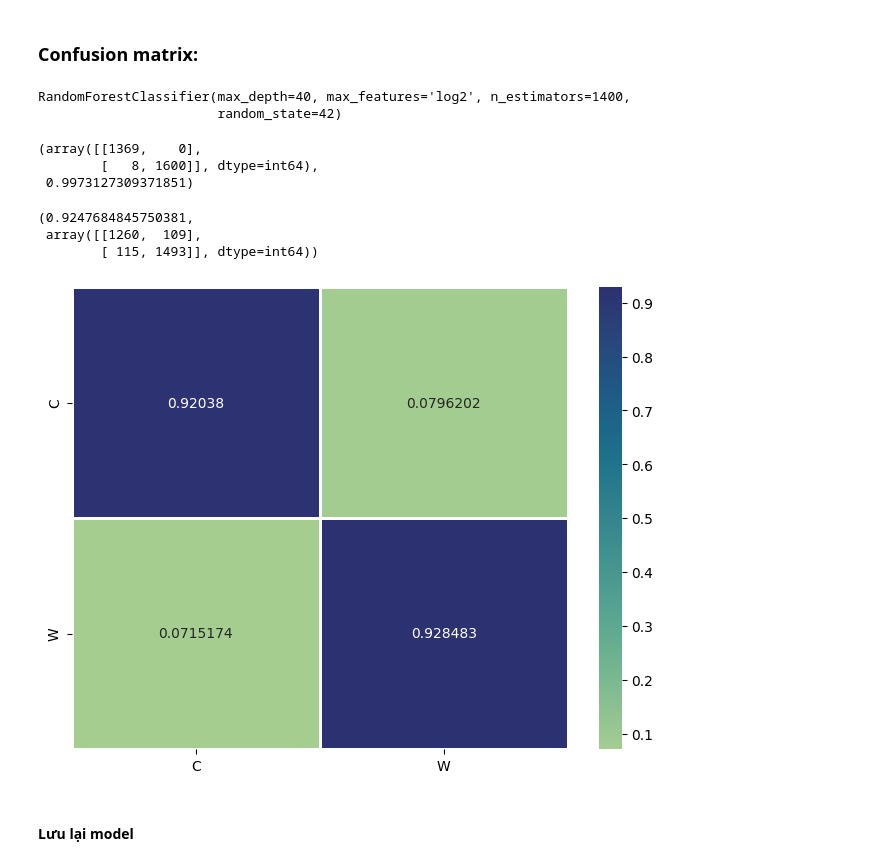
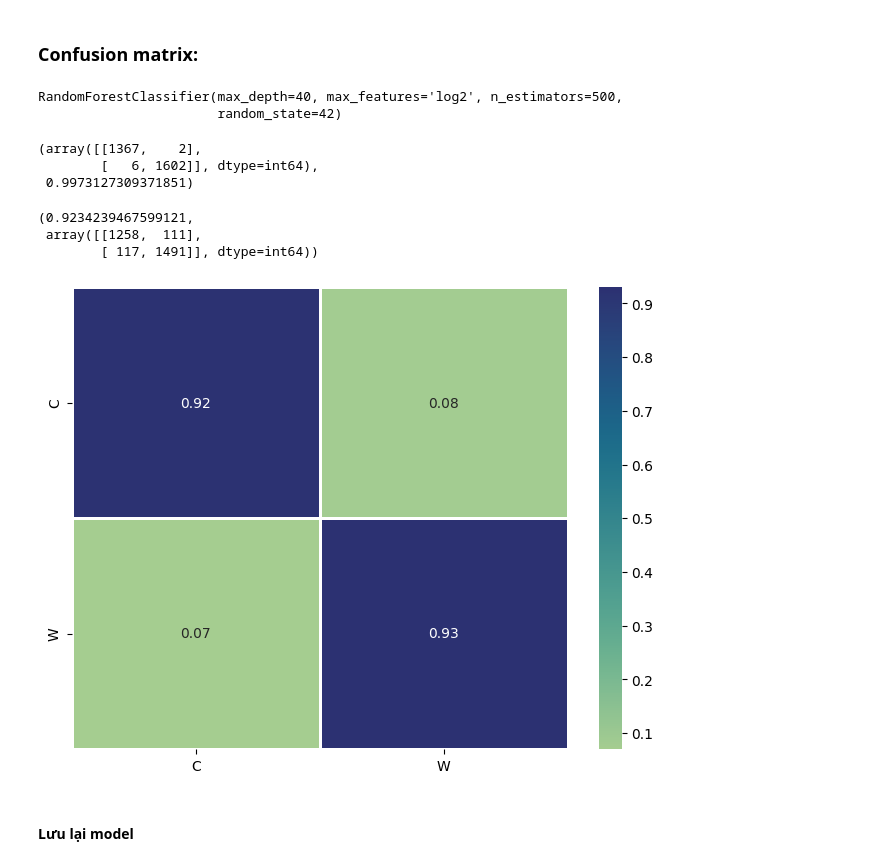
Before and after one commit to tranhuutuan261103/Gym-Exercise-Correction, a Jupyter notebook: trainning/plank_model/sklearn.ipynb, the cells around one changed output. Drawn from its saved outputs; the diff is of its cells as text; code cells hidden in the pictures.

```diff
--- a/trainning/plank_model/sklearn.ipynb
+++ b/trainning/plank_model/sklearn.ipynb
@@ -227,9 +275,9 @@ random_forest = models["RF"]
 
   # Định nghĩa phạm vi của các siêu tham số cần tối ưu
 param_grid = {
-    'n_estimators': [int(x) for x in np.linspace(start = 200, stop = 2000, num = 10)],
+    'n_estimators': [50, 100, 200, 300, 400, 500],
     'max_features': ['log2', 'sqrt'],
-    'max_depth': [int(x) for x in np.linspace(10, 110, num = 11)] + [None],
+    'max_depth': [10, 20, 30, 40, 50, None],
     'min_samples_split': [2, 5, 10],
     'min_samples_leaf': [1, 2, 4],
     'bootstrap': [True, False]
@@ -452,14 +512,14 @@ print_results(results_after_tuning)
 from sklearn.metrics import confusion_matrix, accuracy_score
 from sklearn.model_selection import cross_val_predict
 # %%
-with open('./hyper_parameter_v2/random_forest.json', 'r') as f:
+with open('./hyper_parameter/random_forest.json', 'r') as f:
     best_params = json.load(f)
     best_params["bootstrap"] = bool(best_params["bootstrap"])
 
 rf_best_model = RandomForestClassifier(**best_params, random_state=seed)
 rf_best_model.fit(X_train, y_train)
 # %% [output]
-RandomForestClassifier(max_depth=40, max_features='log2', n_estimators=1400,
+RandomForestClassifier(max_depth=40, max_features='log2', n_estimators=500,
                        random_state=42)
 # %%
 y_pred = rf_best_model.predict(X_train)
@@ -467,8 +527,8 @@ cm_full_train = confusion_matrix(y_train, y_pred)
 accuracy = accuracy_score(y_train, y_pred)
 cm_full_train, accuracy
 # %% [output]
-(array([[1369,    0],
-        [   8, 1600]], dtype=int64),
+(array([[1367,    2],
+        [   6, 1602]], dtype=int64),
  0.9973127309371851)
 # %%
 accuracy = cross_val_score(rf_best_model, X_train, y_train, cv=k_fold, scoring="accuracy").mean()
@@ -476,18 +536,19 @@ y_pred = cross_val_predict(rf_best_model, X_train, y_train, cv=k_fold)
 cm_cross_val = confusion_matrix(y_train, y_pred)
 accuracy, cm_cross_val
 # %% [output]
-(0.9247684845750381,
- array([[1260,  109],
-        [ 115, 1493]], dtype=int64))
+(0.9234239467599121,
+ array([[1258,  111],
+        [ 117, 1491]], dtype=int64))
 # %%
 label_counts = np.sum(cm_cross_val, axis=1)
 cm_cross_val = cm_cross_val / label_counts[:, None]
+cm_cross_val = np.round(cm_cross_val, 2)
 confusion_matrix_df = pd.DataFrame(cm_cross_val, index=["C", "W"], columns=["C", "W"])
 
 fig, ax = plt.subplots(figsize=(8, 6))
 sns.heatmap(confusion_matrix_df, linewidths=1, annot=True, ax=ax, fmt="g", cmap="crest");
 # %% [output]
-[figure, old version]
+[figure, new version]
 # %% [markdown]
 #### Lưu lại model
 # %%
```
Also changed, not shown: parts of 9 cells of this notebook, 8 other files.
